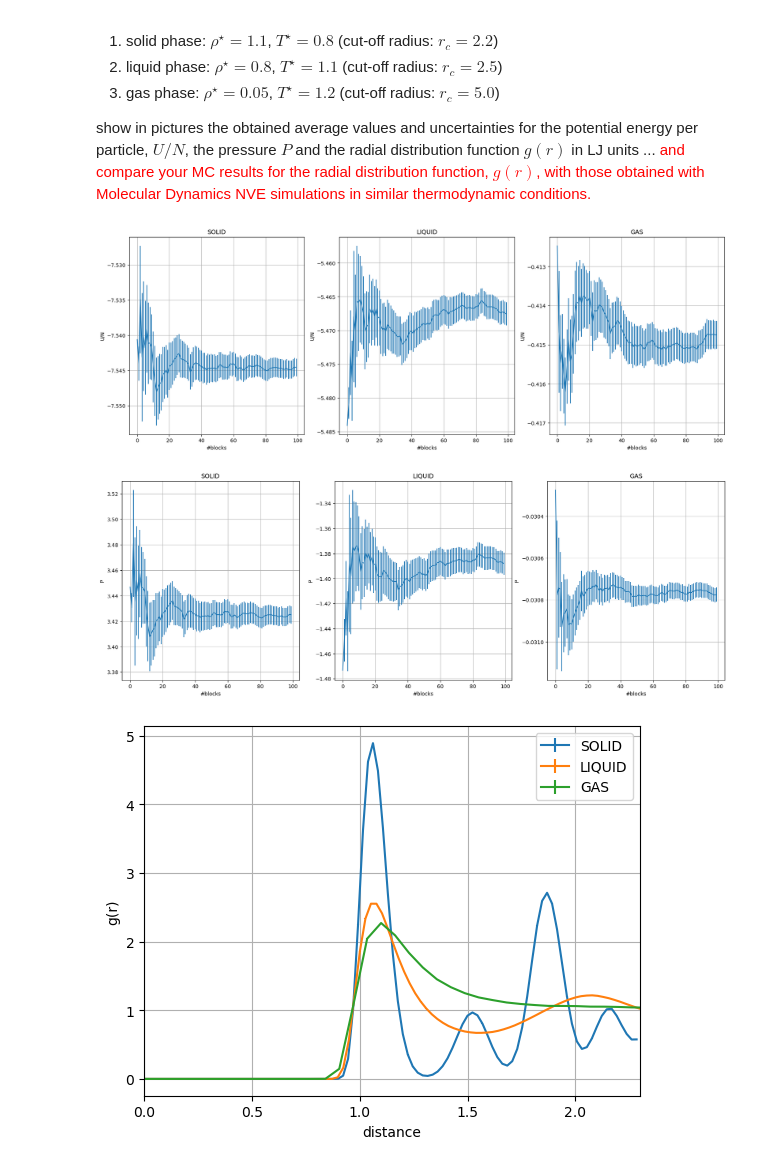
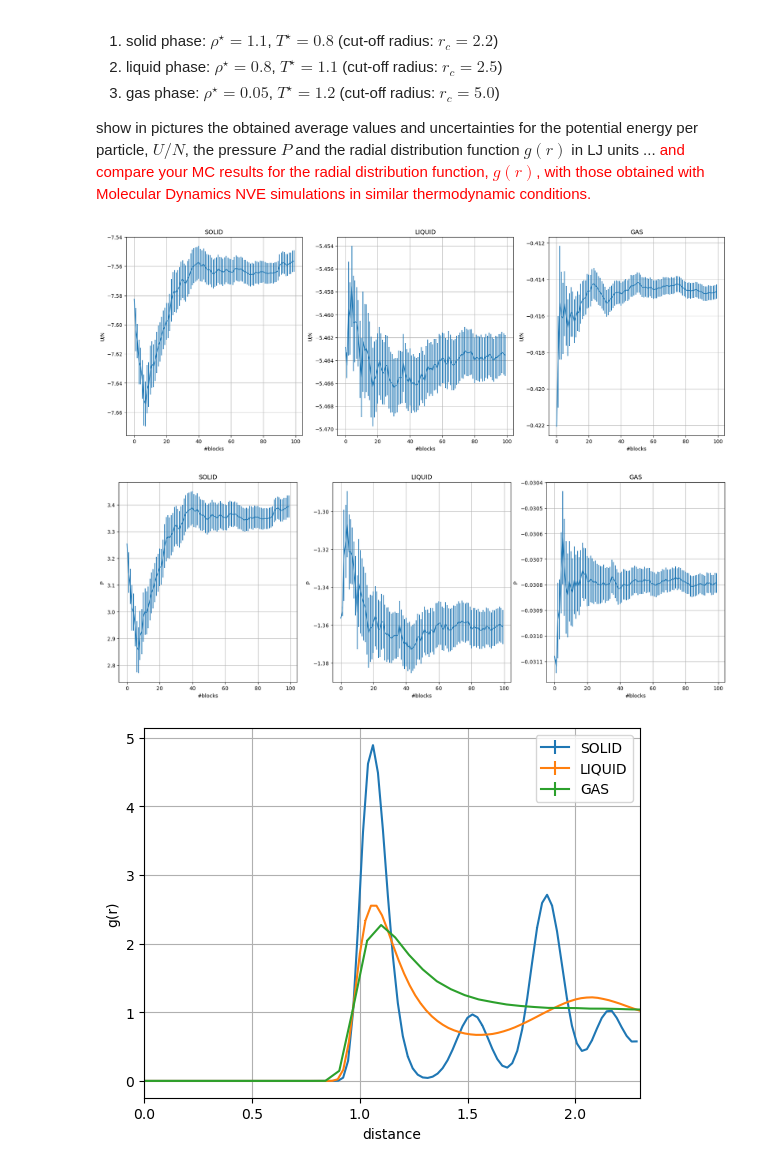
Before and after one commit to edoiannu/LSN_Exercises_Iannucci, a Jupyter notebook: Exercises_07/LSN_Exercises_07.ipynb, the cells around one changed output. Drawn from its saved outputs; the diff is of its cells as text; code cells hidden in the pictures.

```diff
--- a/Exercises_07/LSN_Exercises_07.ipynb
+++ b/Exercises_07/LSN_Exercises_07.ipynb
@@ -106 +94,19 @@ plt.ylim(-7,0)
+# %%
+max_lag = 1000
+
+N = np.arange(0,max_lag)
+
+def autocorrelation(data, max_lag):
+    t_max = len(data)
+    mean = np.mean(data)
+    var = np.var(data)
+    acf = []
+
+    for t in range(max_lag):
+        cov = np.mean([data[tprime] * data[tprime + t] for tprime in range(t_max - t)]) - \
+              np.mean([data[tprime] for tprime in range(t_max - t)]) * \
+              np.mean([data[tprime + t] for tprime in range(t_max - t)])
+        acf.append(cov / var)
+
+    return np.array(acf)
 # %%
@@ -127,16 +118,0 @@ plt.show()
-# %%
-import statsmodels.api as sm
-
-pe_solid = []
-
-with open('results/Exercise_07-2/SOLID/potential_energy.dat', 'r') as file:
-    import csv
-    reader = csv.reader(file)
-    next(reader, None) # salta la prima riga
-    for list in file:
-        elements = list.split()
-        pe_solid.append(float(elements[1]))
-np.savetxt('results/pe-solid.out',pe_solid)
-file.close()
-
-acf_solid = sm.tsa.acf(pe_solid)
@@ -338,37 +322,37 @@ sim = ["SOLID","LIQUID","GAS"]
 for i in range(3):
     mean = []
     sigma = []
-    with open('results/Exercise_07-4/'+sim[i]+"/potential_energy.dat", 'r') as file:
+    with open('results/Exercise_07-4/NVT/'+sim[i]+"/potential_energy.dat", 'r') as file:
         reader = csv.reader(file)
         next(reader, None) # salta la prima riga
         for list in file:
             elements = list.split()
             mean.append(float(elements[2]))
             sigma.append(float(elements[3]))
     file.close()
     pe[i].errorbar(range(len(mean)), mean,yerr=sigma)
     pe[i].set_xlabel('#blocks')
     pe[i].set_ylabel('U/N')
     pe[i].set_title(sim[i])
     pe[i].grid(True)
 
 for i in range(3):
     mean = []
     sigma = []
-    with open('results/Exercise_07-4/'+sim[i]+"/pressure.dat", 'r') as file:
+    with open('results/Exercise_07-4/NVT/'+sim[i]+"/pressure.dat", 'r') as file:
         reader = csv.reader(file)
         next(reader, None) # salta la prima riga
         for list in file:
             elements = list.split()
             mean.append(float(elements[2]))
             sigma.append(float(elements[3]))
     file.close()
     pr[i].errorbar(range(len(mean)), mean,yerr=sigma)
     pr[i].set_xlabel('#blocks')
     pr[i].set_ylabel('P')
     pr[i].set_title(sim[i])
     pr[i].grid(True)
 # %% [output]
-[figure, old version]
+[figure, new version]
-[figure, old version]
+[figure, new version]
 # %%
```
Also changed, not shown: parts of 10 cells of this notebook, 59 other files.
